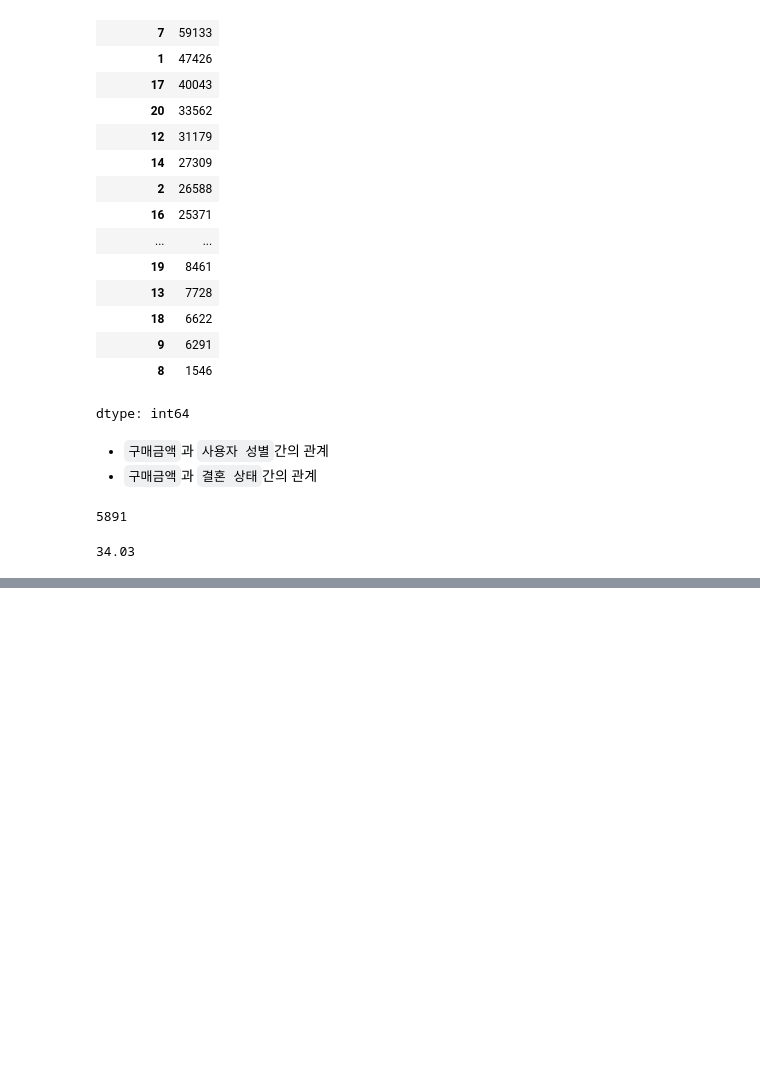
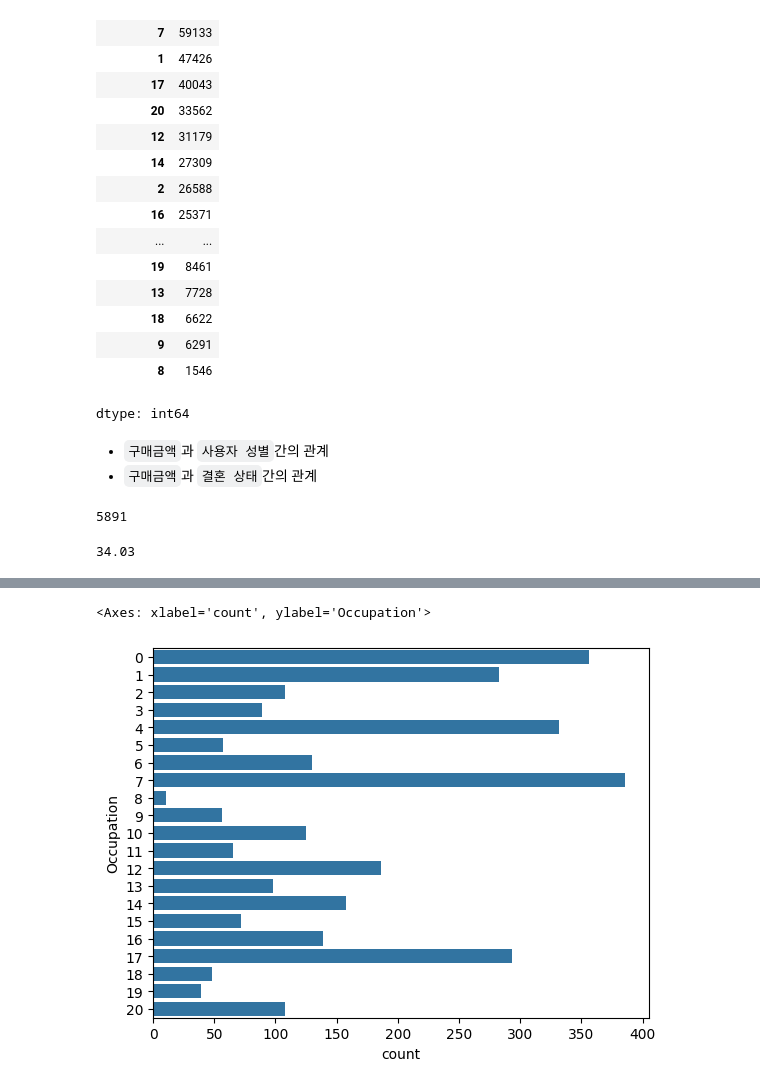
Before and after one commit to Songya621/wallmart_dataset_analysis, a Jupyter notebook: notebook/wallmart_dataset_analysis.ipynb, the cells around one changed output, grey strips where cells are left out. Drawn from its saved outputs; the diff is of its cells as text; code cells hidden in the pictures; blank space fills up the shorter version.

```diff
--- a/notebook/wallmart_dataset_analysis.ipynb
+++ b/notebook/wallmart_dataset_analysis.ipynb
@@ -183,0 +422,6 @@ round((top10 / total) * 100, 2)
+# %%
+# C 지역의 직업별 분포
+sns.countplot(c_df['Occupation'].astype('category'))
+# %% [output]
+<Axes: xlabel='count', ylabel='Occupation'>
+[figure, added]
```
Also changed, not shown: parts of 38 cells of this notebook.
